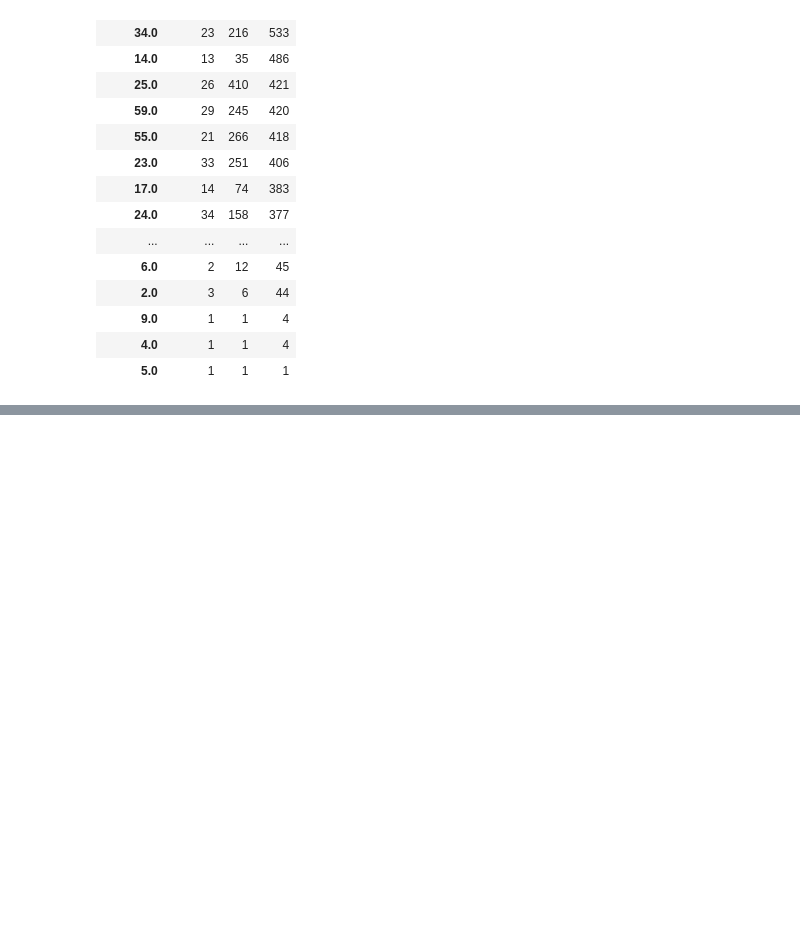
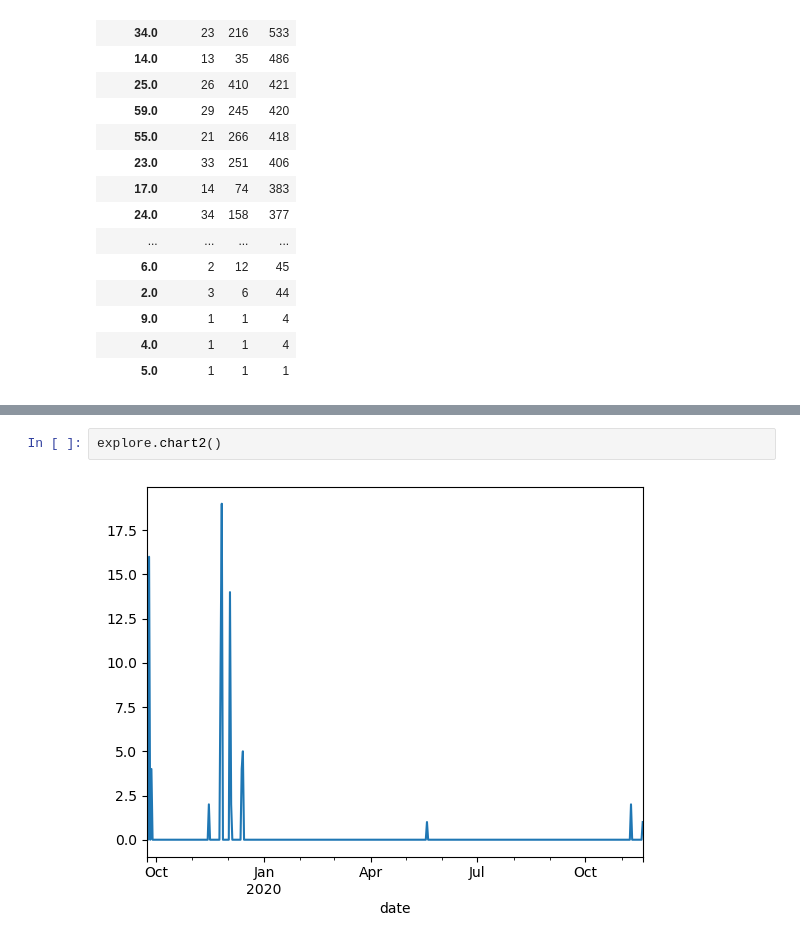
Before and after one commit to Anomaly-Detection-Group/anomaly_detection_project, a Jupyter notebook: Mannie/anomaly_workbook.ipynb, the cells around one changed output, grey strips where cells are left out. Drawn from its saved outputs; the diff is of its cells as text; blank space fills up the shorter version.

```diff
--- a/Mannie/anomaly_workbook.ipynb
+++ b/Mannie/anomaly_workbook.ipynb
@@ -482,0 +491,4 @@ df.groupby('cohort_id')['user_id', 'ip', 'path'].nunique().sort_values(by='path'
+# %%
+explore.chart2()
+# %% [output]
+[figure, added]
```
Also changed, not shown: parts of 3 cells of this notebook, 2 other files.
